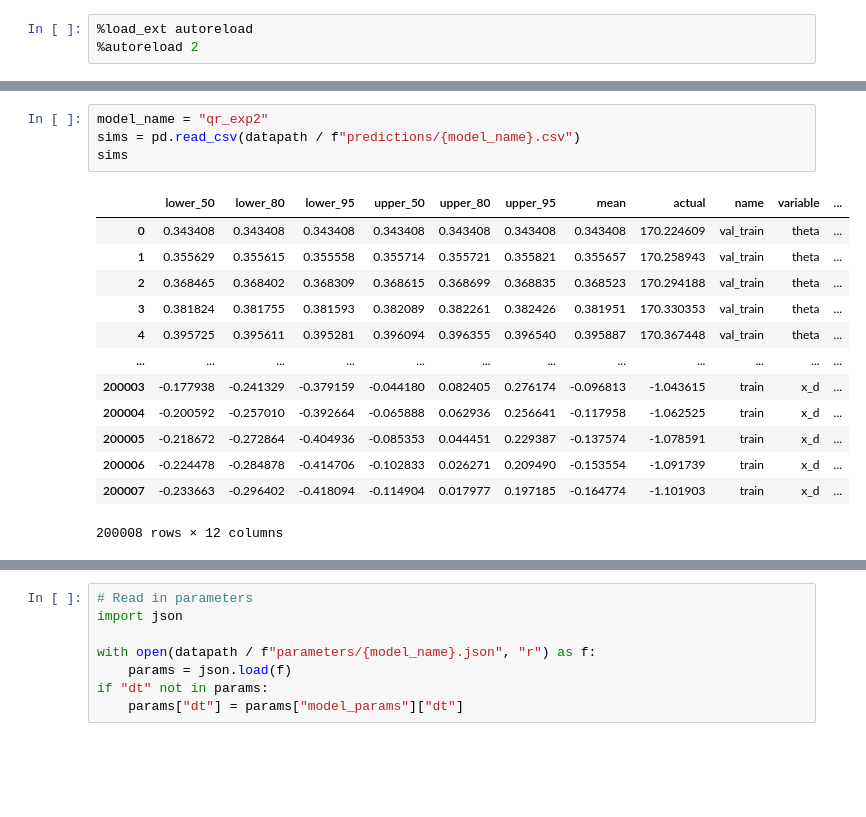
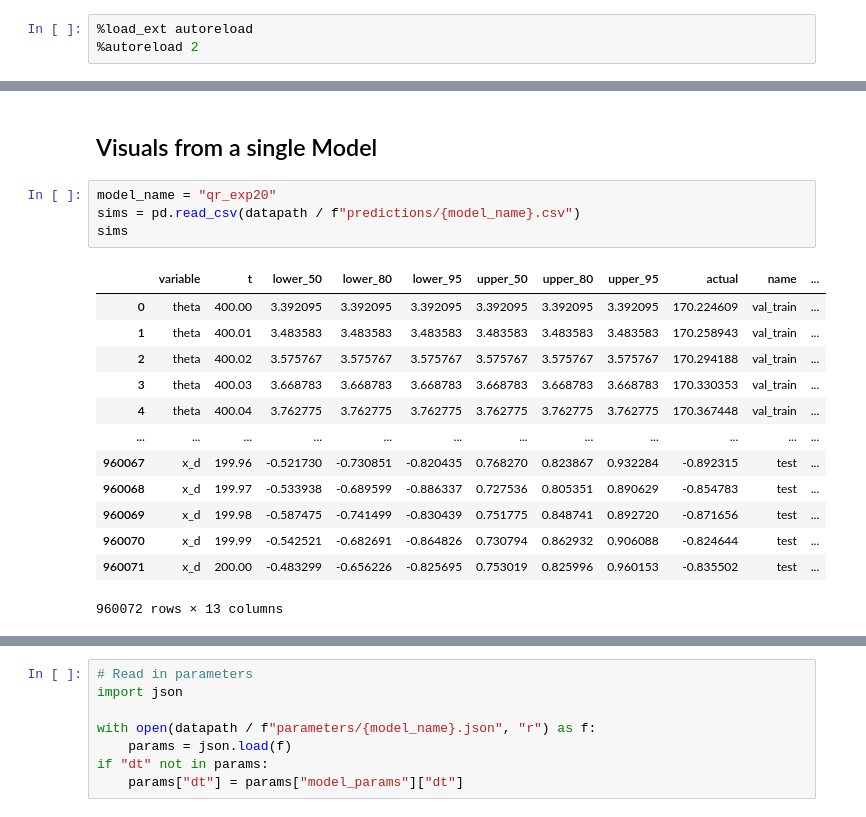
Before and after one commit to coordinated-systems-lab/UncQuanNASA, a Jupyter notebook: Models/Code/quantileRegression/qr_eval2.ipynb, the cells around one changed output, grey strips where cells are left out. Cells and saved outputs as stored; diff of their text form; blank space fills up the shorter version.

```diff
--- a/Models/Code/quantileRegression/qr_eval2.ipynb
+++ b/Models/Code/quantileRegression/qr_eval2.ipynb
@@ -15,18 +110,20 @@ plt.style.use("ggplot")
+# %% [markdown]
+## Visuals from a single Model
 # %%
-model_name = "qr_exp2"
+model_name = "qr_exp20"
 sims = pd.read_csv(datapath / f"predictions/{model_name}.csv")
 sims
 # %% [output]
-|  | lower_50 | lower_80 | lower_95 | upper_50 | upper_80 | upper_95 | mean | actual | name | variable | ... |
-| 0 | 0.343408 | 0.343408 | 0.343408 | 0.343408 | 0.343408 | 0.343408 | 0.343408 | 170.224609 | val_train | theta | ... |
-| 1 | 0.355629 | 0.355615 | 0.355558 | 0.355714 | 0.355721 | 0.355821 | 0.355657 | 170.258943 | val_train | theta | ... |
-| 2 | 0.368465 | 0.368402 | 0.368309 | 0.368615 | 0.368699 | 0.368835 | 0.368523 | 170.294188 | val_train | theta | ... |
-| 3 | 0.381824 | 0.381755 | 0.381593 | 0.382089 | 0.382261 | 0.382426 | 0.381951 | 170.330353 | val_train | theta | ... |
-| 4 | 0.395725 | 0.395611 | 0.395281 | 0.396094 | 0.396355 | 0.396540 | 0.395887 | 170.367448 | val_train | theta | ... |
+|  | variable | t | lower_50 | lower_80 | lower_95 | upper_50 | upper_80 | upper_95 | actual | name | ... |
+| 0 | theta | 400.00 | 3.392095 | 3.392095 | 3.392095 | 3.392095 | 3.392095 | 3.392095 | 170.224609 | val_train | ... |
+| 1 | theta | 400.01 | 3.483583 | 3.483583 | 3.483583 | 3.483583 | 3.483583 | 3.483583 | 170.258943 | val_train | ... |
+| 2 | theta | 400.02 | 3.575767 | 3.575767 | 3.575767 | 3.575767 | 3.575767 | 3.575767 | 170.294188 | val_train | ... |
+| 3 | theta | 400.03 | 3.668783 | 3.668783 | 3.668783 | 3.668783 | 3.668783 | 3.668783 | 170.330353 | val_train | ... |
+| 4 | theta | 400.04 | 3.762775 | 3.762775 | 3.762775 | 3.762775 | 3.762775 | 3.762775 | 170.367448 | val_train | ... |
 | ... | ... | ... | ... | ... | ... | ... | ... | ... | ... | ... | ... |
-| 200003 | -0.177938 | -0.241329 | -0.379159 | -0.044180 | 0.082405 | 0.276174 | -0.096813 | -1.043615 | train | x_d | ... |
-| 200004 | -0.200592 | -0.257010 | -0.392664 | -0.065888 | 0.062936 | 0.256641 | -0.117958 | -1.062525 | train | x_d | ... |
-| 200005 | -0.218672 | -0.272864 | -0.404936 | -0.085353 | 0.044451 | 0.229387 | -0.137574 | -1.078591 | train | x_d | ... |
-| 200006 | -0.224478 | -0.284878 | -0.414706 | -0.102833 | 0.026271 | 0.209490 | -0.153554 | -1.091739 | train | x_d | ... |
-| 200007 | -0.233663 | -0.296402 | -0.418094 | -0.114904 | 0.017977 | 0.197185 | -0.164774 | -1.101903 | train | x_d | ... |
+| 960067 | x_d | 199.96 | -0.521730 | -0.730851 | -0.820435 | 0.768270 | 0.823867 | 0.932284 | -0.892315 | test | ... |
+| 960068 | x_d | 199.97 | -0.533938 | -0.689599 | -0.886337 | 0.727536 | 0.805351 | 0.890629 | -0.854783 | test | ... |
+| 960069 | x_d | 199.98 | -0.587475 | -0.741499 | -0.830439 | 0.751775 | 0.848741 | 0.892720 | -0.871656 | test | ... |
+| 960070 | x_d | 199.99 | -0.542521 | -0.682691 | -0.864826 | 0.730794 | 0.862932 | 0.906088 | -0.824644 | test | ... |
+| 960071 | x_d | 200.00 | -0.483299 | -0.656226 | -0.825695 | 0.753019 | 0.825996 | 0.960153 | -0.835502 | test | ... |
-200008 rows × 12 columns
+960072 rows × 13 columns
```
Also changed, not shown: parts of 19 cells of this notebook, 2 other files.
